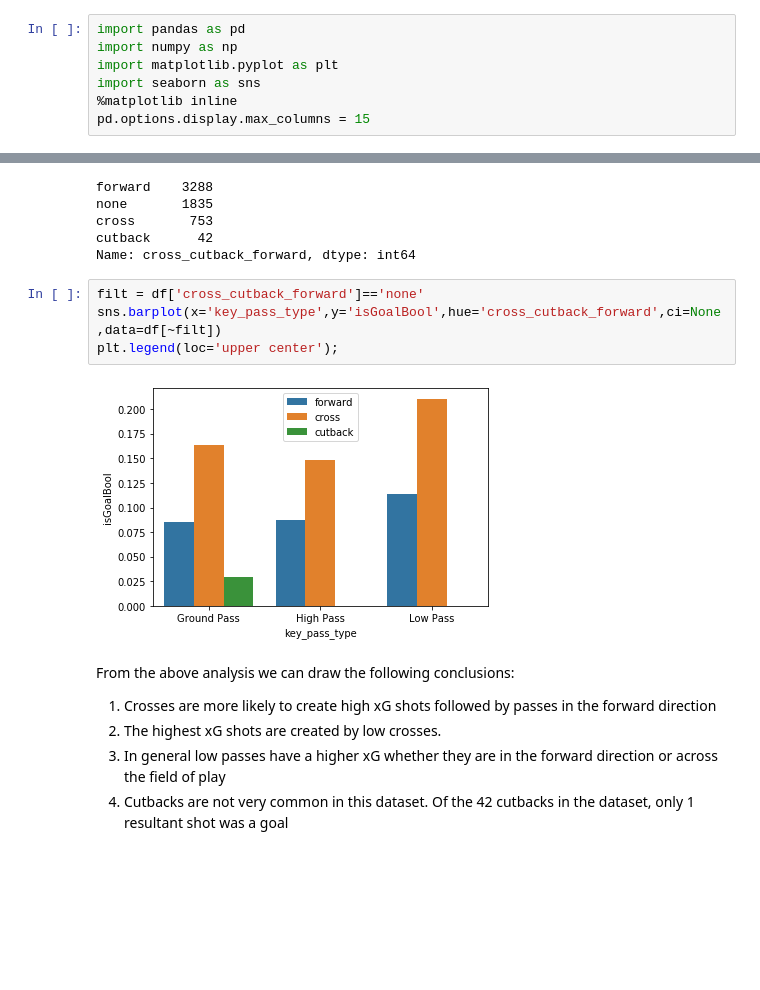
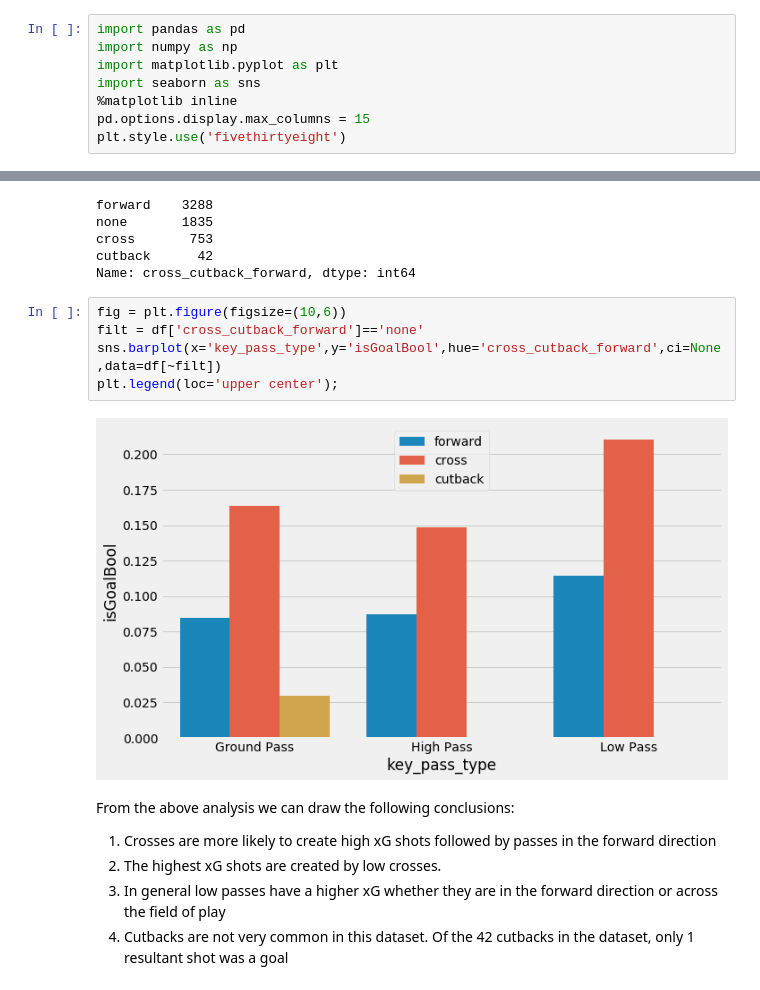
Before and after one commit to j-v-n/Springboard, a Jupyter notebook: capstone_projects/capstone1/statistical_inference.ipynb, the cells around one changed output, grey strips where cells are left out. Cells and saved outputs as stored; diff of their text form; blank space fills up the shorter version.

```diff
--- a/capstone_projects/capstone1/statistical_inference.ipynb
+++ b/capstone_projects/capstone1/statistical_inference.ipynb
@@ -69,6 +69,7 @@ import matplotlib.pyplot as plt
 import seaborn as sns
 %matplotlib inline
 pd.options.display.max_columns = 15
+plt.style.use('fivethirtyeight')
 # %% [markdown]
 ### Step 2 - Reading the pickled dataframe
 # %%
@@ -506,11 +508,12 @@ cross       753
 cutback      42
 Name: cross_cutback_forward, dtype: int64
 # %%
+fig = plt.figure(figsize=(10,6))
 filt = df['cross_cutback_forward']=='none'
 sns.barplot(x='key_pass_type',y='isGoalBool',hue='cross_cutback_forward',ci=None,data=df[~filt])
 plt.legend(loc='upper center');
 # %% [output]
-[figure, old version]
+[figure, new version]
 # %% [markdown]
 From the above analysis we can draw the following conclusions:
 1. Crosses are more likely to create high xG shots followed by passes in the forward direction
```
Also changed, not shown: parts of 16 cells of this notebook.
